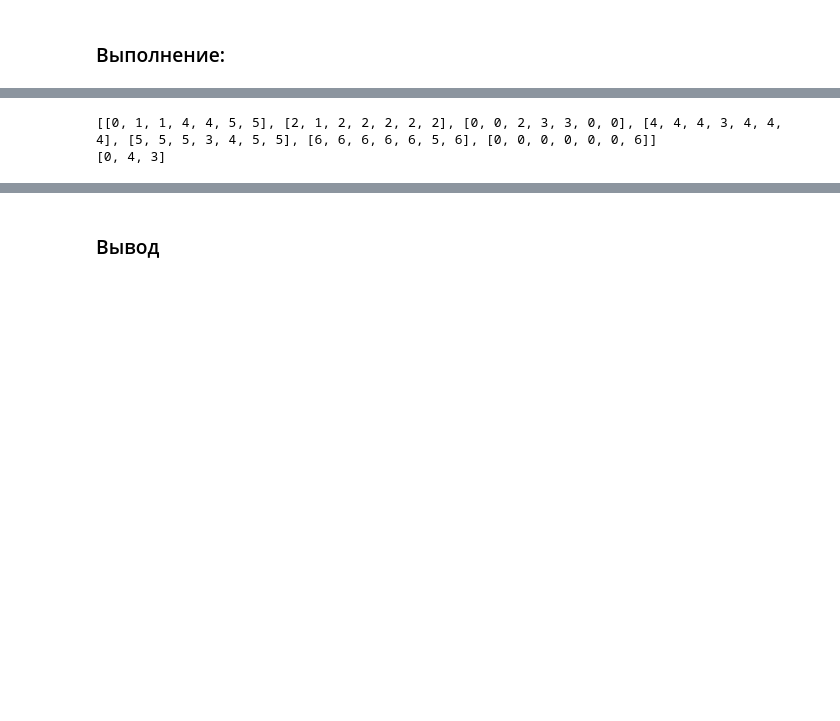
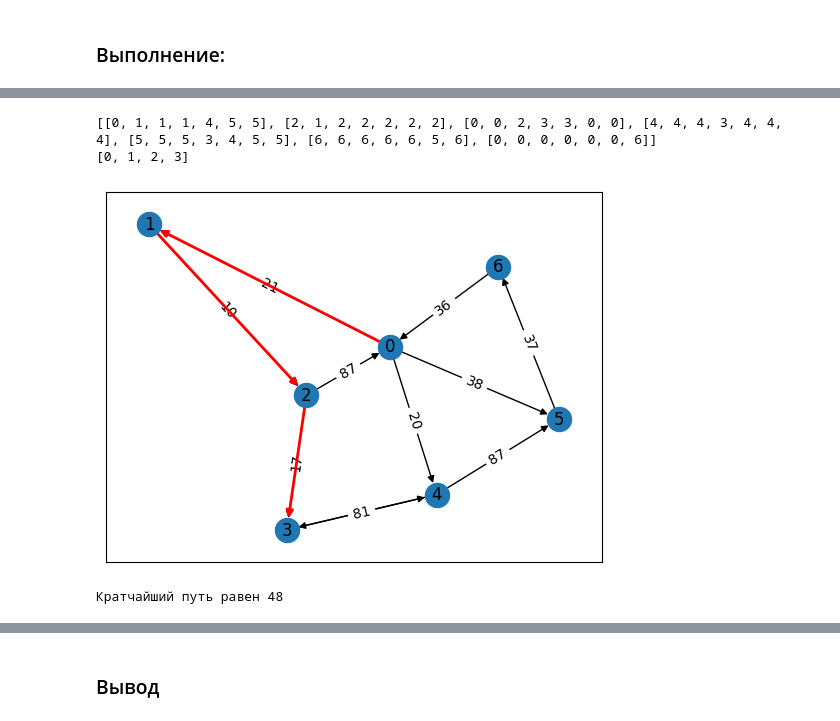
Before and after one commit to Abcdeshka/SIAOD, a Jupyter notebook: Lab3_0.ipynb, the cells around one changed output, grey strips where cells are left out. Saved outputs shown, nothing was run; the diff lists cells and outputs as text; code cells hidden in the pictures; blank space fills up the shorter version.

```diff
--- a/Lab3_0.ipynb
+++ b/Lab3_0.ipynb
@@ -132,39 +144,43 @@ visualize_graph(graph)
 # %%
 def floydWarshall(graph):
     V=len(get_nodes(graph))
     # обьявляем массивы с расстояниями
     dist=[[inf]*V for _ in range(V)]
     next=[[None]*V for _ in range(V)]
     # добвляем известные значения
     for edge in graph:
         u,v=edge[0],edge[1]
         dist[u][v]=edge[2]
         next[u][v]=v
     # добвляем диагональные значения
     for i in range(V):
         dist[i][i]=0
         next[i][i]=i
     for k in range(V):
         for i in range(V):
             for j in range(V):
                 if dist[i][j]>dist[i][k]+dist[k][j]:
                     dist[i][j]=dist[i][k]+dist[k][j]
                     next[i][j]=next[i][k]
     return next
 
-def floydWarshallReconstruct(i,k,next):
-    if next[i][k]==None:
+def floydWarshallReconstruct(a,b,next):
+    if next[a][b]==None:
         return []
-    path=[i]
-    while i!=k:
-        i=next[i][k]
-        path.append(i)
+    path=[a]
+    while a!=b:
+        a=next[a][b]
+        path.append(a)
     return path
+
+distances=floydWarshall(graph)
+print(distances)
+path=floydWarshallReconstruct(a,b,distances)
+print(path)
+visualize_graph(graph,path=path)
+print("Кратчайший путь равен "+ str(sum_weights(graph,path)))
+# %% [output]
+[[0, 1, 1, 1, 4, 5, 5], [2, 1, 2, 2, 2, 2, 2], [0, 0, 2, 3, 3, 0, 0], [4, 4, 4, 3, 4, 4, 4], [5, 5, 5, 3, 4, 5, 5], [6, 6, 6, 6, 6, 5, 6], [0, 0, 0, 0, 0, 0, 6]]
+[0, 1, 2, 3]
+[figure, added]
+Кратчайший путь равен 48
-# %%
-path=floydWarshall(graph)
-print(path)
-shortest=floydWarshallReconstruct(0,3,path)
-print(shortest)
-# %% [output]
-[[0, 1, 1, 4, 4, 5, 5], [2, 1, 2, 2, 2, 2, 2], [0, 0, 2, 3, 3, 0, 0], [4, 4, 4, 3, 4, 4, 4], [5, 5, 5, 3, 4, 5, 5], [6, 6, 6, 6, 6, 5, 6], [0, 0, 0, 0, 0, 0, 6]]
-[0, 4, 3]
```
Also changed, not shown: parts of 3 cells of this notebook.
